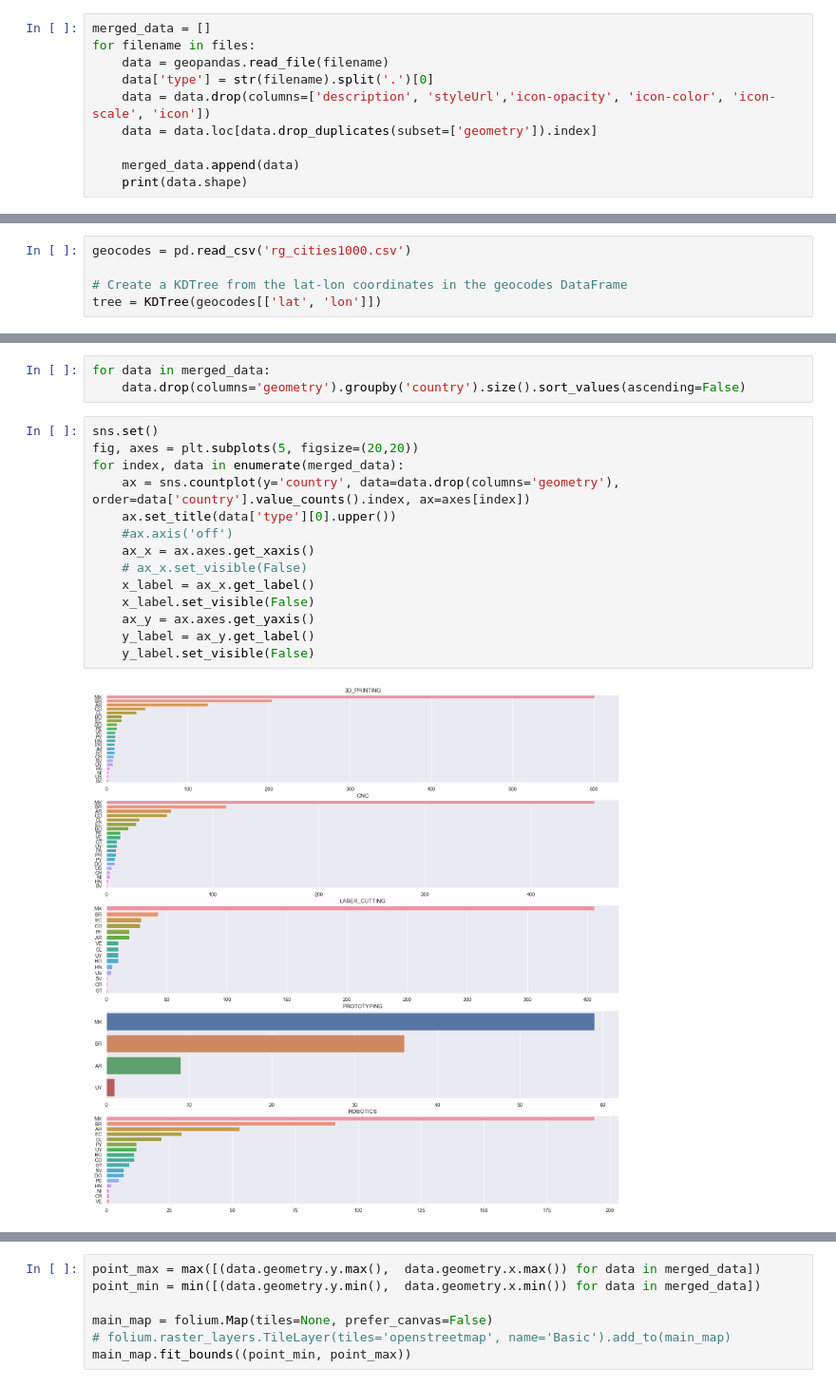
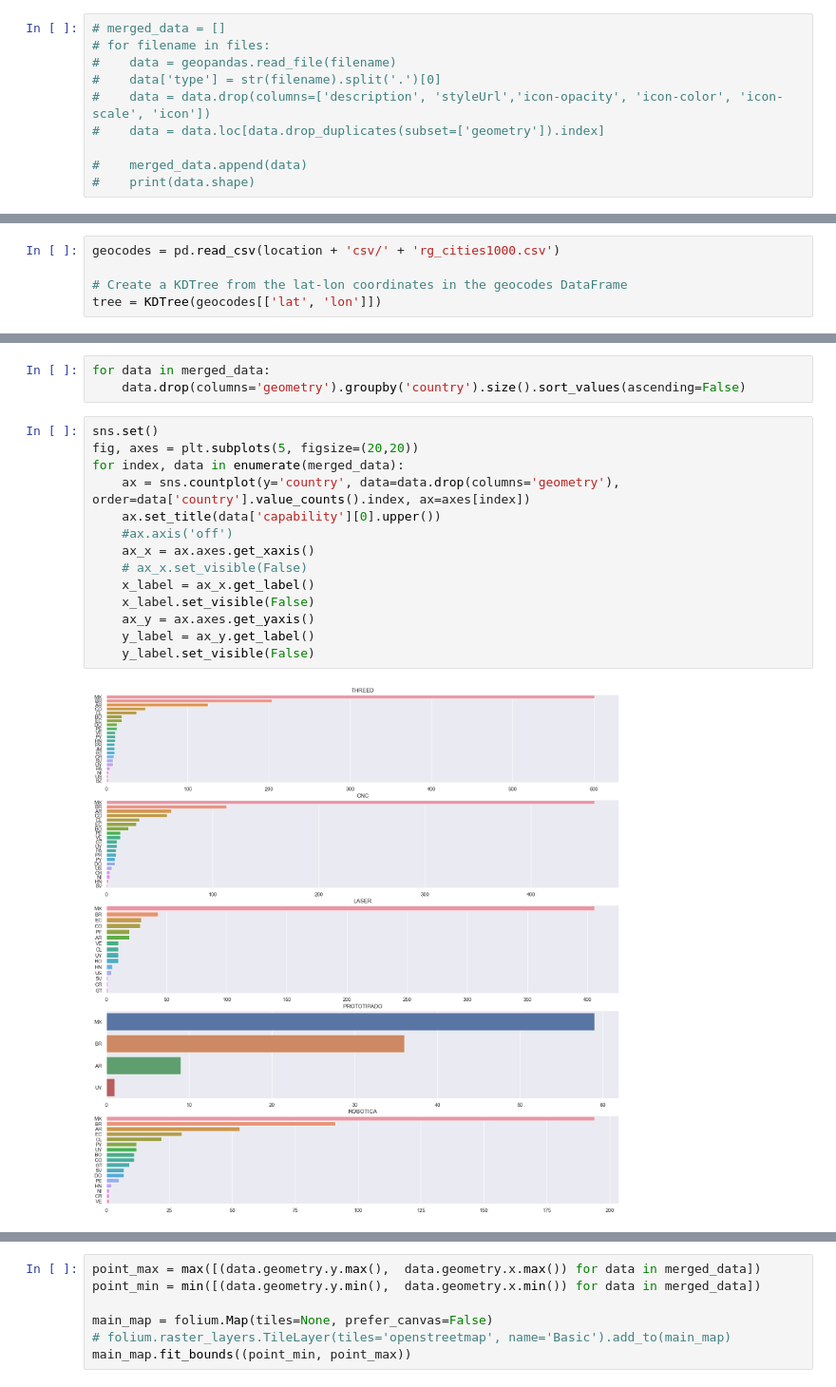
Before and after one commit to iop-alliance/data_reports, a Jupyter notebook: notebooks/r1_glyxon_merged_files.ipynb, the cells around one changed output, grey strips where cells are left out. Shown at 95% size. Saved outputs shown, nothing was run; the diff lists cells and outputs as text.

Commit message:
2023, updated index, added geo machines and map proto01

```diff
--- a/notebooks/r1_glyxon_merged_files.ipynb
+++ b/notebooks/r1_glyxon_merged_files.ipynb
@@ -66,10 +95,10 @@ os.environ['PROJ_LIB'] = r'C:\Users\ANAYA\anaconda3\envs\okw_data_awards\Library
 # %%
-merged_data = []
-for filename in files:
-    data = geopandas.read_file(filename)
-    data['type'] = str(filename).split('.')[0]
-    data = data.drop(columns=['description', 'styleUrl','icon-opacity', 'icon-color', 'icon-scale', 'icon'])
-    data = data.loc[data.drop_duplicates(subset=['geometry']).index]
+# merged_data = []
+# for filename in files:
+#    data = geopandas.read_file(filename)
+#    data['type'] = str(filename).split('.')[0]
+#    data = data.drop(columns=['description', 'styleUrl','icon-opacity', 'icon-color', 'icon-scale', 'icon'])
+#    data = data.loc[data.drop_duplicates(subset=['geometry']).index]
 
-    merged_data.append(data)
-    print(data.shape)
+#    merged_data.append(data)
+#    print(data.shape)
@@ -106,7 +129,7 @@ merged_data[0]
 # %% [markdown]
 ## Reverse geocoding
 # %%
-geocodes = pd.read_csv('rg_cities1000.csv')
+geocodes = pd.read_csv(location + 'csv/' + 'rg_cities1000.csv')
 
 # Create a KDTree from the lat-lon coordinates in the geocodes DataFrame
 tree = KDTree(geocodes[['lat', 'lon']])
@@ -132,19 +155,19 @@ for data in merged_data:
 # %%
 sns.set()
 fig, axes = plt.subplots(5, figsize=(20,20))
 for index, data in enumerate(merged_data):
     ax = sns.countplot(y='country', data=data.drop(columns='geometry'), order=data['country'].value_counts().index, ax=axes[index])
-    ax.set_title(data['type'][0].upper())
+    ax.set_title(data['capability'][0].upper())
     #ax.axis('off')
     ax_x = ax.axes.get_xaxis()
     # ax_x.set_visible(False)
     x_label = ax_x.get_label()
     x_label.set_visible(False)
     ax_y = ax.axes.get_yaxis()
     y_label = ax_y.get_label()
     y_label.set_visible(False)
 # %% [output]
-[figure, old version]
+[figure, new version]
 # %%
 sns.set()
 fig, axes = plt.subplots(5, figsize=(20,20))
```
Also changed, not shown: parts of 11 cells of this notebook, 13 other files.
